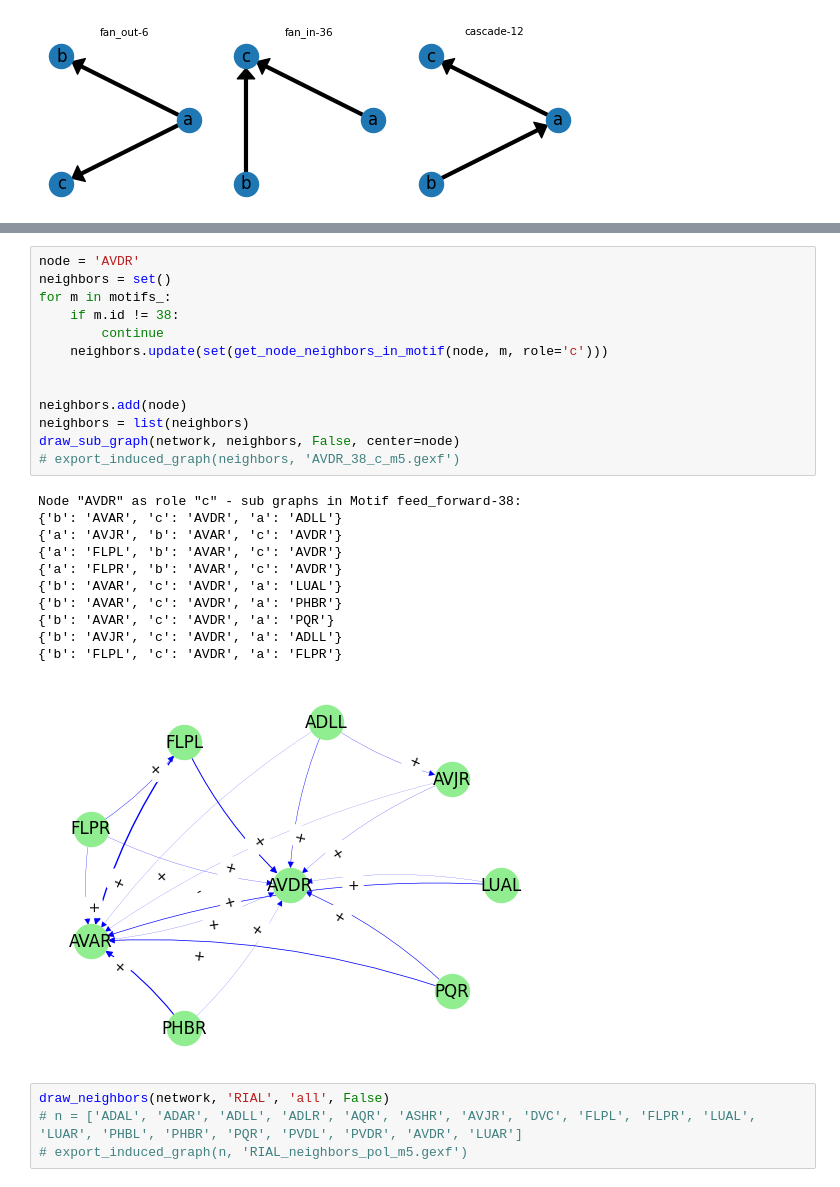
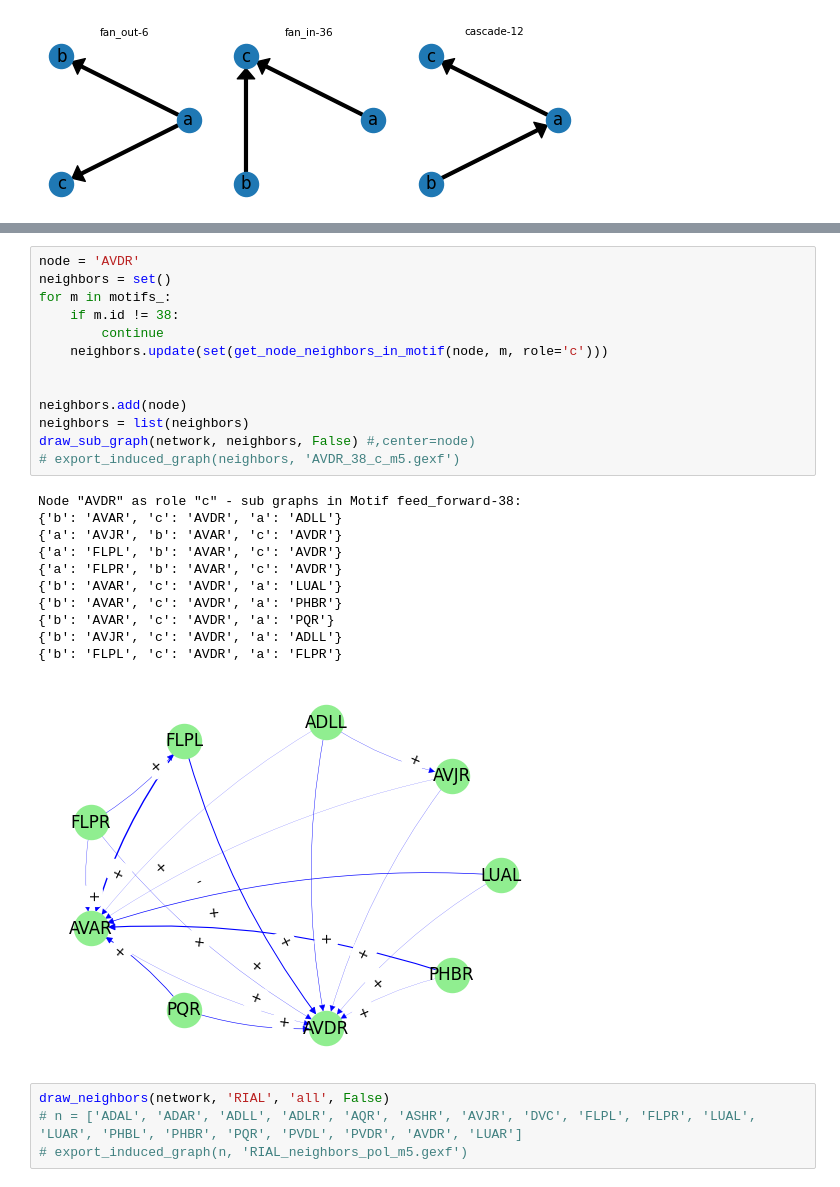
Before and after one commit to deangeckt/network_motifs, a Jupyter notebook: post_motif_analysis/motif_analysis.ipynb, the cells around one changed output, grey strips where cells are left out. Cells and saved outputs as stored; diff of their text form.

```diff
--- a/post_motif_analysis/motif_analysis.ipynb
+++ b/post_motif_analysis/motif_analysis.ipynb
@@ -381,28 +379,28 @@ scatter_motifs(motifs_, True)
 # %%
 node = 'AVDR'
 neighbors = set()
 for m in motifs_:
     if m.id != 38:
         continue
     neighbors.update(set(get_node_neighbors_in_motif(node, m, role='c')))
 
 
 neighbors.add(node)
 neighbors = list(neighbors)
-draw_sub_graph(network, neighbors, False, center=node)
+draw_sub_graph(network, neighbors, False) #,center=node)
 # export_induced_graph(neighbors, 'AVDR_38_c_m5.gexf')
 # %% [output]
 Node "AVDR" as role "c" - sub graphs in Motif feed_forward-38:
 {'b': 'AVAR', 'c': 'AVDR', 'a': 'ADLL'}
 {'a': 'AVJR', 'b': 'AVAR', 'c': 'AVDR'}
 {'a': 'FLPL', 'b': 'AVAR', 'c': 'AVDR'}
 {'a': 'FLPR', 'b': 'AVAR', 'c': 'AVDR'}
 {'b': 'AVAR', 'c': 'AVDR', 'a': 'LUAL'}
 {'b': 'AVAR', 'c': 'AVDR', 'a': 'PHBR'}
 {'b': 'AVAR', 'c': 'AVDR', 'a': 'PQR'}
 {'b': 'AVJR', 'c': 'AVDR', 'a': 'ADLL'}
 {'b': 'FLPL', 'c': 'AVDR', 'a': 'FLPR'}
-[figure, old version]
+[figure, new version]
 # %%
 draw_neighbors(network, 'RIAL', 'all', False)
 # n = ['ADAL', 'ADAR', 'ADLL', 'ADLR', 'AQR', 'ASHR', 'AVJR', 'DVC', 'FLPL', 'FLPR', 'LUAL', 'LUAR', 'PHBL', 'PHBR', 'PQR', 'PVDL', 'PVDR', 'AVDR', 'LUAR']
```
Also changed, not shown: parts of 15 cells of this notebook, 7 other files.
